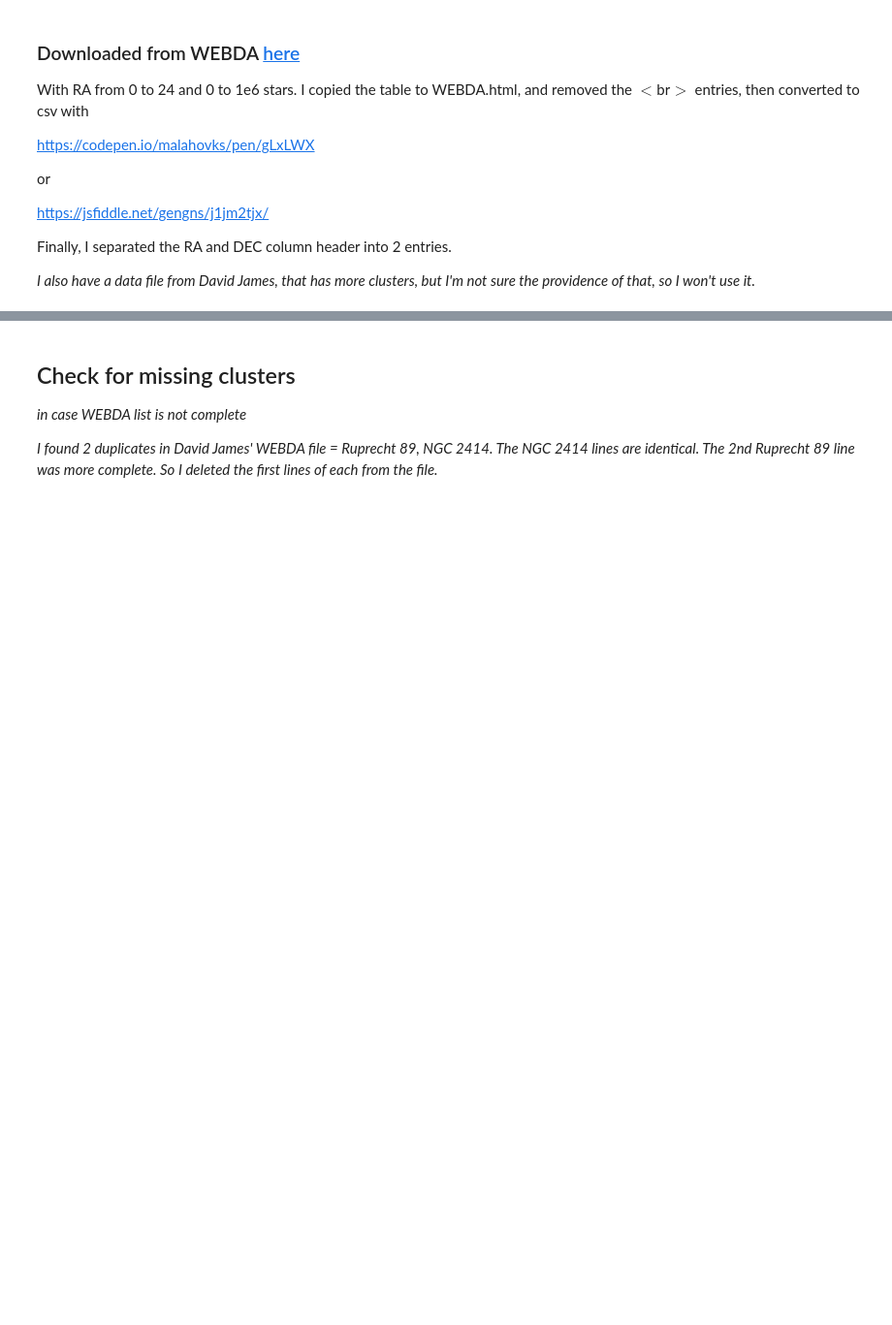
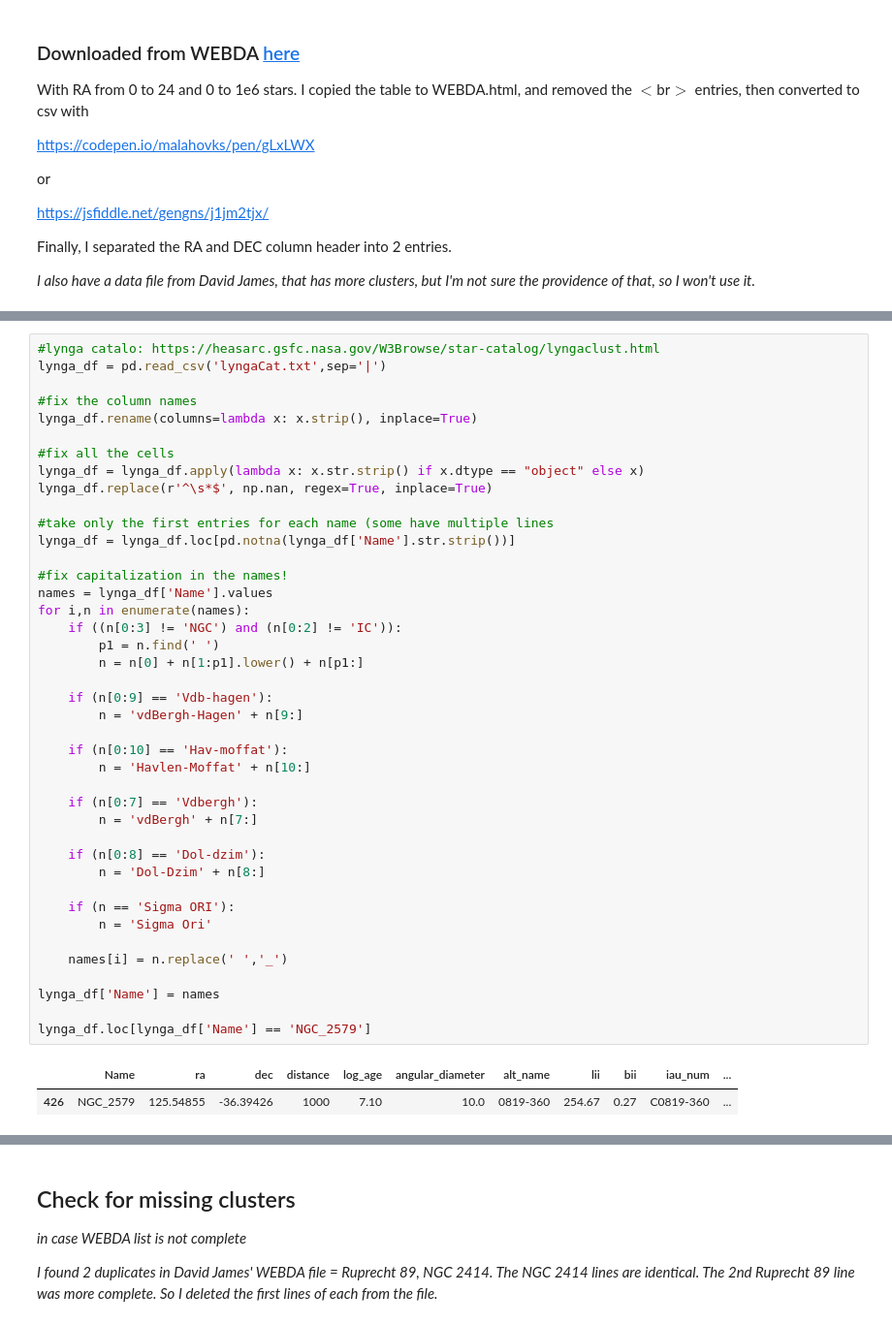
Before and after one commit to ageller/compileOCs, a Jupyter notebook: compileOCdata.ipynb, the cells around one changed output, grey strips where cells are left out. Shown at 97% size. Drawn from its saved outputs; the diff is of its cells as text; blank space fills up the shorter version.

```diff
--- a/compileOCdata.ipynb
+++ b/compileOCdata.ipynb
@@ -269,3 +363,47 @@ gaiaDR2_df.loc#[(gaiaDR2_df['Name'] == 'Collinder_258') | (gaiaDR2_df['Name'] ==
+# %%
+#lynga catalo: https://heasarc.gsfc.nasa.gov/W3Browse/star-catalog/lyngaclust.html
+lynga_df = pd.read_csv('lyngaCat.txt',sep='|')
+
+#fix the column names
+lynga_df.rename(columns=lambda x: x.strip(), inplace=True)
+
+#fix all the cells
+lynga_df = lynga_df.apply(lambda x: x.str.strip() if x.dtype == "object" else x)
+lynga_df.replace(r'^\s*$', np.nan, regex=True, inplace=True)
+
+#take only the first entries for each name (some have multiple lines
+lynga_df = lynga_df.loc[pd.notna(lynga_df['Name'].str.strip())]
+
+#fix capitalization in the names!
+names = lynga_df['Name'].values
+for i,n in enumerate(names):
+    if ((n[0:3] != 'NGC') and (n[0:2] != 'IC')):
+        p1 = n.find(' ')
+        n = n[0] + n[1:p1].lower() + n[p1:]
+
+    if (n[0:9] == 'Vdb-hagen'):
+        n = 'vdBergh-Hagen' + n[9:]
+
+    if (n[0:10] == 'Hav-moffat'):
+        n = 'Havlen-Moffat' + n[10:]
+
+    if (n[0:7] == 'Vdbergh'):
+        n = 'vdBergh' + n[7:]
+
+    if (n[0:8] == 'Dol-dzim'):
+        n = 'Dol-Dzim' + n[8:]
+
+    if (n == 'Sigma ORI'):
+        n = 'Sigma Ori'
+
+    names[i] = n.replace(' ','_')
+
+lynga_df['Name'] = names
+
+lynga_df.loc[lynga_df['Name'] == 'NGC_2579']
+# %% [output]
+|  | Name | ra | dec | distance | log_age | angular_diameter | alt_name | lii | bii | iau_num | ... |
+| 426 | NGC_2579 | 125.54855 | -36.39426 | 1000 | 7.10 | 10.0 | 0819-360 | 254.67 | 0.27 | C0819-360 | ... |
 # %%
 #mwsc + webda
 mwsc_webda_df = mwsc_df.join(webda_df.set_index('Name'), on='Name',
```
Also changed, not shown: parts of 25 cells of this notebook, 8 other files.
